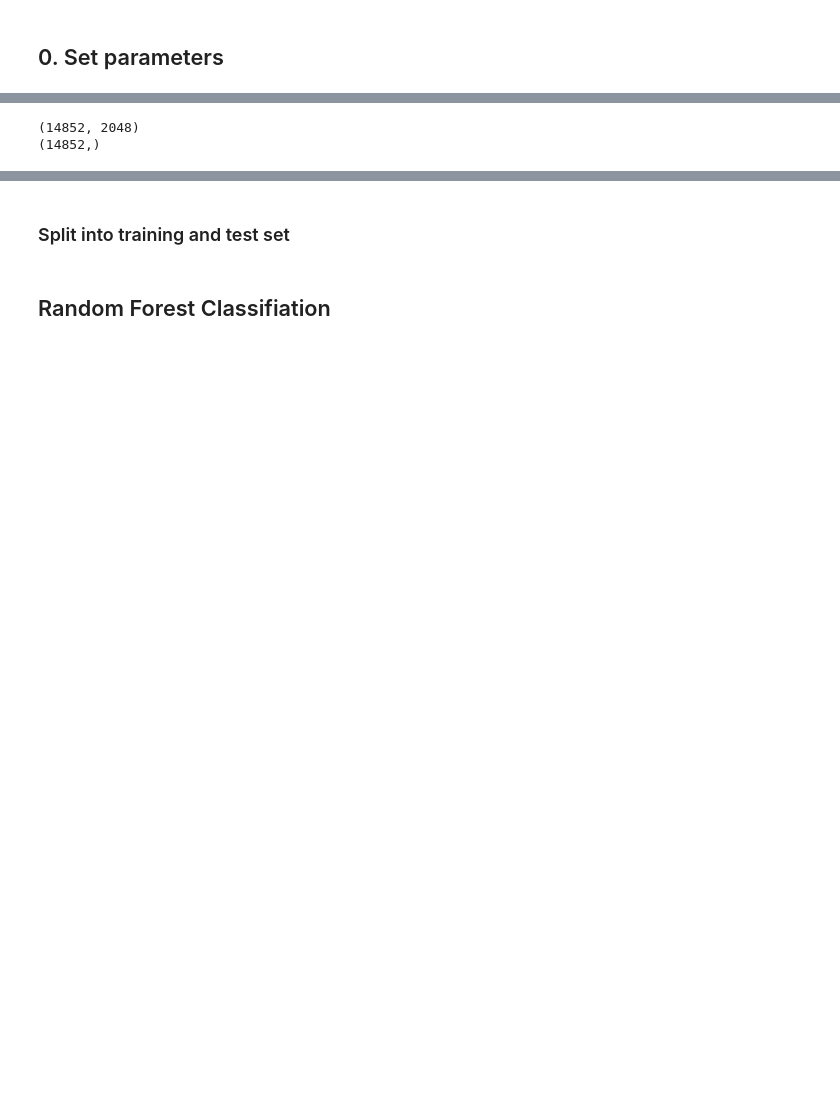
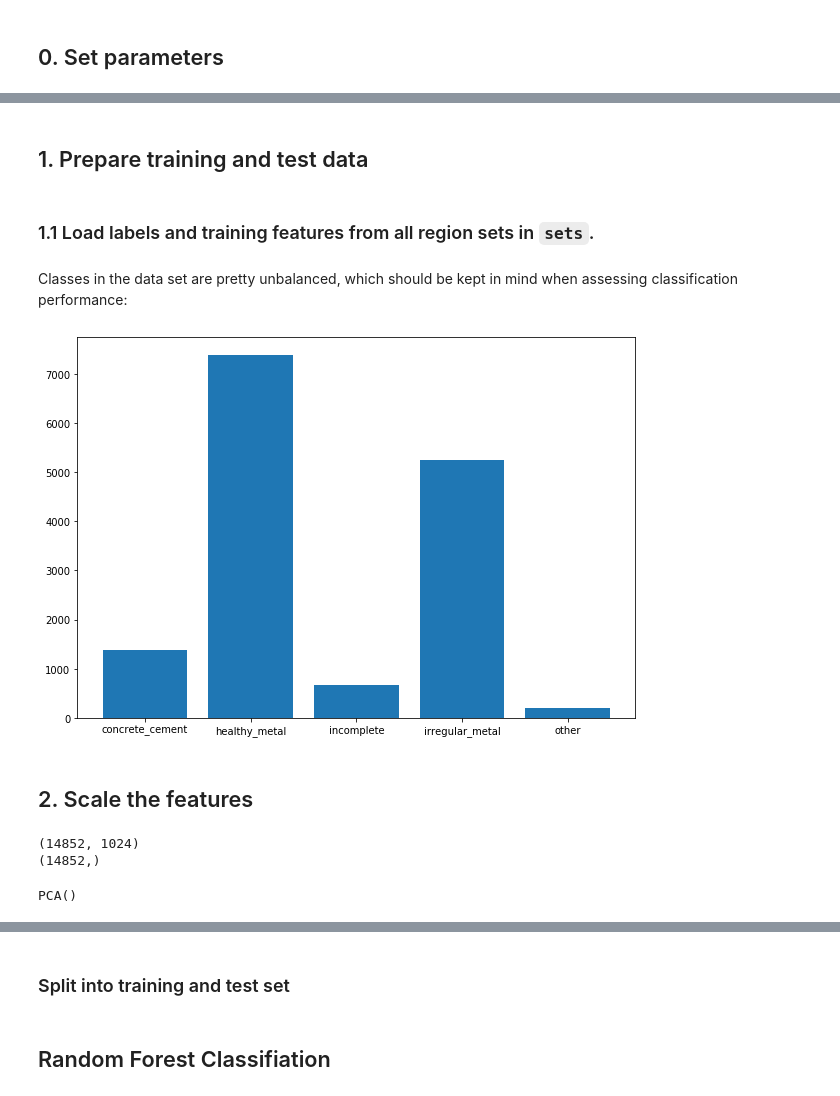
Before and after one commit to jo-ruether/ipeo_carribean, a Jupyter notebook: src/Classification.ipynb, the cells around one changed output, grey strips where cells are left out. Saved outputs shown, nothing was run; the diff lists cells and outputs as text; code cells hidden in the pictures; blank space fills up the shorter version.

Commit message:
Clean up Classification

```diff
--- a/src/Classification.ipynb
+++ b/src/Classification.ipynb
@@ -17,3 +23,9 @@ from sklearn.ensemble import RandomForestClassifier
+# %%
+sets = [('colombia', 'borde_rural'),
+        ('colombia', 'borde_soacha'),
+        ('guatemala', 'mixco_1_and_ebenezer'),
+        ('guatemala', 'mixco_3'),
+        ('st_lucia', 'dennery')]
 # %% [markdown]
 ## 0. Set parameters
 # %%
@@ -26,11 +35,0 @@ model_name = 'mobilenet'
-# %%
-sets = [('colombia', 'borde_rural'),
-        ('colombia', 'borde_soacha'),
-        ('guatemala', 'mixco_1_and_ebenezer'),
-        ('guatemala', 'mixco_3'),
-        ('st_lucia', 'dennery')
-        #('st_lucia', 'gros_islet'),
-        #('st_lucia', 'castries')
-       ]
-country, region = sets[3]
-pickle_path = join('..', '..', 'features')
@@ -67,0 +39,4 @@ labels_global = df_train_global['label'].to_numpy().astype('int')
+# %% [markdown]
+## 1. Prepare training and test data
+# %% [markdown]
+### 1.1 Load labels and training features from all region sets in `sets`.
@@ -68,2 +47,15 @@ labels_global = df_train_global['label'].to_numpy().astype('int')
+# %% [markdown]
+Classes in the data set are pretty unbalanced, which should be kept in mind when assessing classification performance:
+# %%
+materials = {'concrete_cement':0, 'healthy_metal':1, 'incomplete':2, 'irregular_metal':3, 'other':4}
+
+plt.figure(figsize=(10, 7))
+plt.bar(range(5), np.bincount(utils.labels_int(labels)))
+plt.xticks(ticks=range(5), labels=list(materials.keys()))
+plt.show()
+# %% [output]
+[figure, added]
+# %% [markdown]
+## 2. Scale the features
 # %%
 scaler = StandardScaler()
@@ -72,6 +64,11 @@ feature_matrix_scaled = scaler.transform(feature_matrix_global)
 # %%
-print(feature_matrix_global.shape)
-print(labels_global.shape)
+print(features.shape)
+print(labels.shape)
 # %% [output]
-(14852, 2048)
+(14852, 1024)
 (14852,)
+# %%
+pca = PCA()
+pca.fit(features_scaled)
+# %% [output]
+PCA()
```
Also changed, not shown: parts of 30 cells of this notebook.
